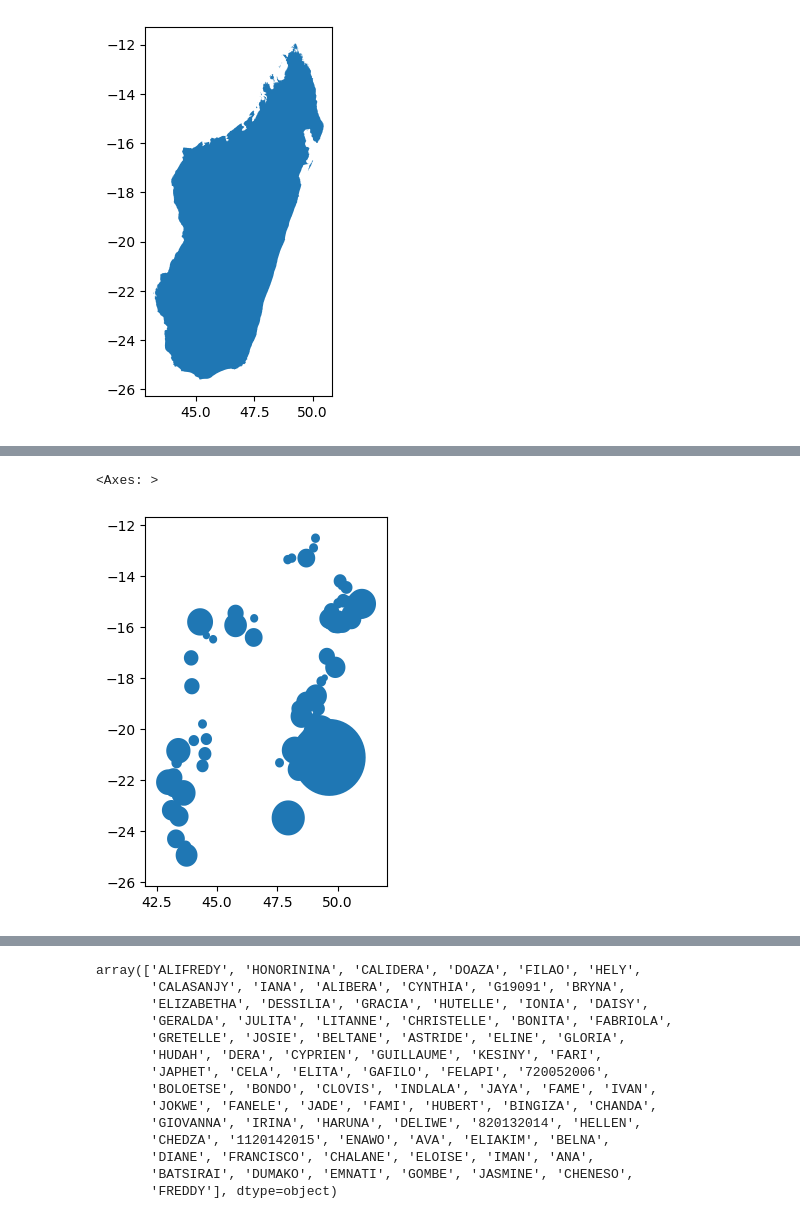
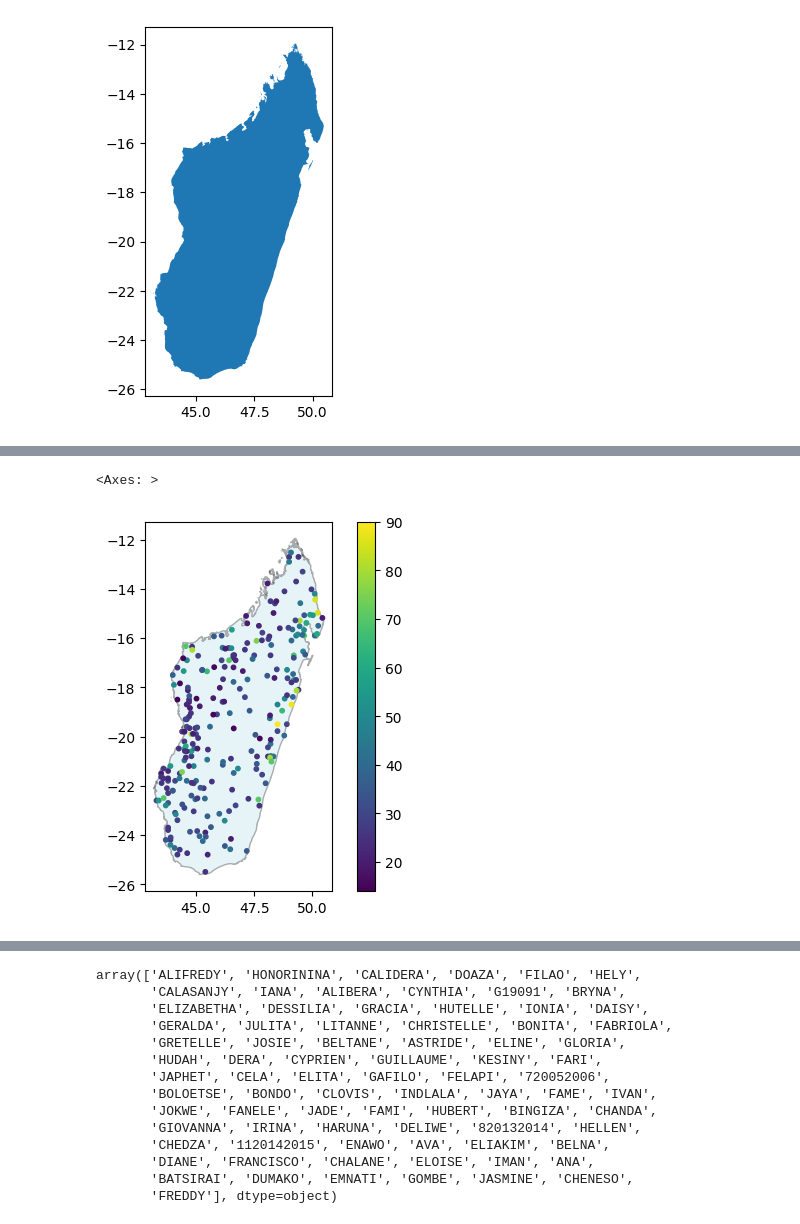
Before and after one commit to OCHA-DAP/ds-aa-mdg-storms, a Jupyter notebook: analysis/01.1_return_period_meteofrance_lareunion.ipynb, the cells around one changed output, grey strips where cells are left out. Drawn from its saved outputs; the diff is of its cells as text; code cells hidden in the pictures.

Commit message:
return period using best track data from la reunion

```diff
--- a/analysis/01.1_return_period_meteofrance_lareunion.ipynb
+++ b/analysis/01.1_return_period_meteofrance_lareunion.ipynb
@@ -82,5 +88,6 @@ cyclone_tracks_sel.plot()
-# %%
-cyclone_tracks_sel_buffer.plot()
-# %% [output]
-<Axes: >
-[figure, removed]
+# %%
+ax = gdf_adm0.plot(color="lightblue", edgecolor="black", alpha=0.3)
+cyclone_tracks_sel.plot(ax=ax, column="Max wind (kt)", markersize=10, legend=True)
+# %% [output]
+<Axes: >
+[figure, added]
```
Also changed, not shown: parts of 14 cells of this notebook.
